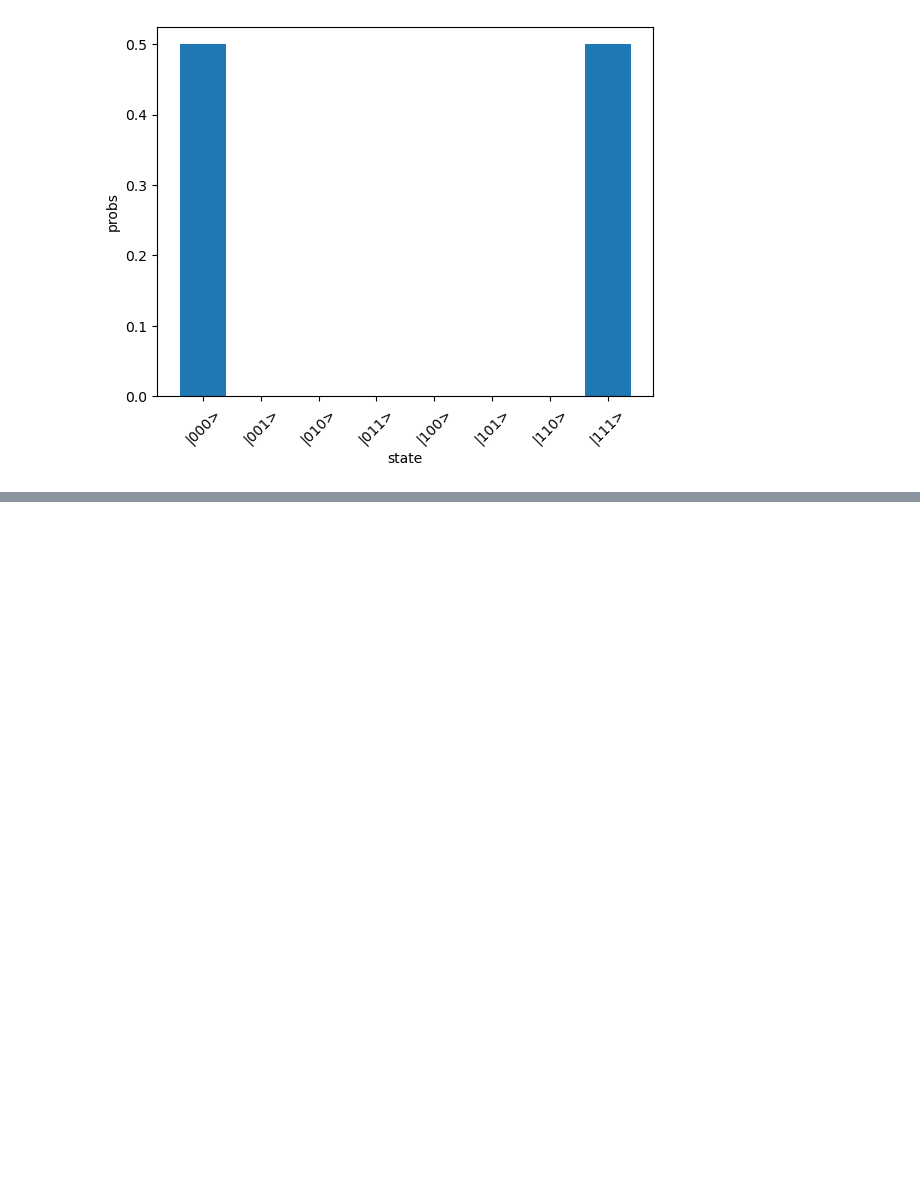
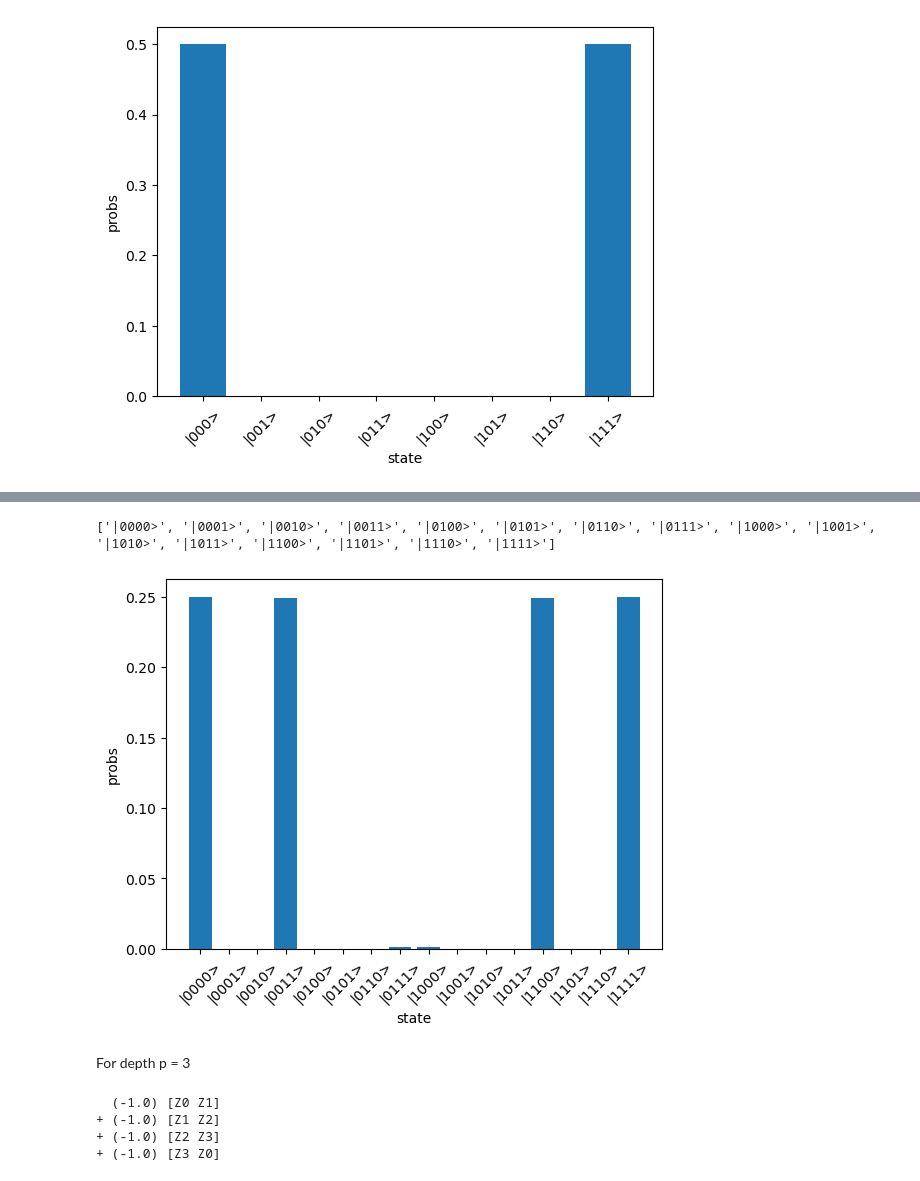
Before and after one commit to chanung-park/2023domino, a Jupyter notebook: Z2.ipynb, the cells around one changed output, grey strips where cells are left out. Cells and saved outputs as stored; diff of their text form; code cells hidden in the pictures; blank space fills up the shorter version.

```diff
--- a/Z2.ipynb
+++ b/Z2.ipynb
@@ -67,0 +118,56 @@ plt.show()
+# %%
+def circuit2(param, w):
+    circuit(param, w)
+    return qml.probs(w)
+dev = qml.device("default.qubit", wires = N)
+qnode = qml.QNode(circuit2, dev)
+probs = qnode(param, range(N)).numpy()
+plt.bar(range(2**N), probs)
+x_tick_num = np.arange(2**N, step = 2**(0))
+x_ticks = ["|"+str(format(i, '0'+str(N)+'b'))+">" for i in x_tick_num]
+print(x_ticks)
+plt.xticks(x_tick_num, labels = x_ticks, rotation = 45)
+plt.xlabel('state')
+plt.ylabel('probs')
+# plt.axis([0, 31, 0, 1])
+plt.show()
+# %% [output]
+['|0000>', '|0001>', '|0010>', '|0011>', '|0100>', '|0101>', '|0110>', '|0111>', '|1000>', '|1001>', '|1010>', '|1011>', '|1100>', '|1101>', '|1110>', '|1111>']
+[figure, added]
+# %% [markdown]
+For depth p = 3
+# %%
+N = 4
+p = 3
+
+# variational circuit for state
+def circuit(param, # p X (N+N) thetas and phis
+            w #wires list
+            ):
+    (p, _)  = param.shape
+    N = len(w)
+    # prepare |+> state with Hadamard gate
+    for i in range(N):
+        qml.Hadamard(wires = w[i])
+    # parametrized circuit with depth p
+    for step in range(p):
+        for i in range(N):
+            qml.RX(param[step, i], wires = w[i]) # exp(-i X phi/2)
+        for i in range(N-1):
+            qml.CNOT(wires = w[i: i+2])
+            qml.RZ(param[step, i], wires = w[i+1])
+            qml.CNOT(wires = w[i: i+2])
+        qml.CNOT(wires = [w[N-1], w[0]])
+        qml.RZ(param[step, N-1], wires = w[N-1])
+        qml.CNOT(wires = [w[N-1], w[0]])
+
+    # return qml.probs(wires = w)
+
+H = generate_Hamiltonian(N)
+
+energy_list, param = find_groundstate(N, p, circuit, H)
+# %% [output]
+  (-1.0) [Z0 Z1]
++ (-1.0) [Z1 Z2]
++ (-1.0) [Z2 Z3]
++ (-1.0) [Z3 Z0]
```
Also changed, not shown: parts of 29 cells of this notebook.
